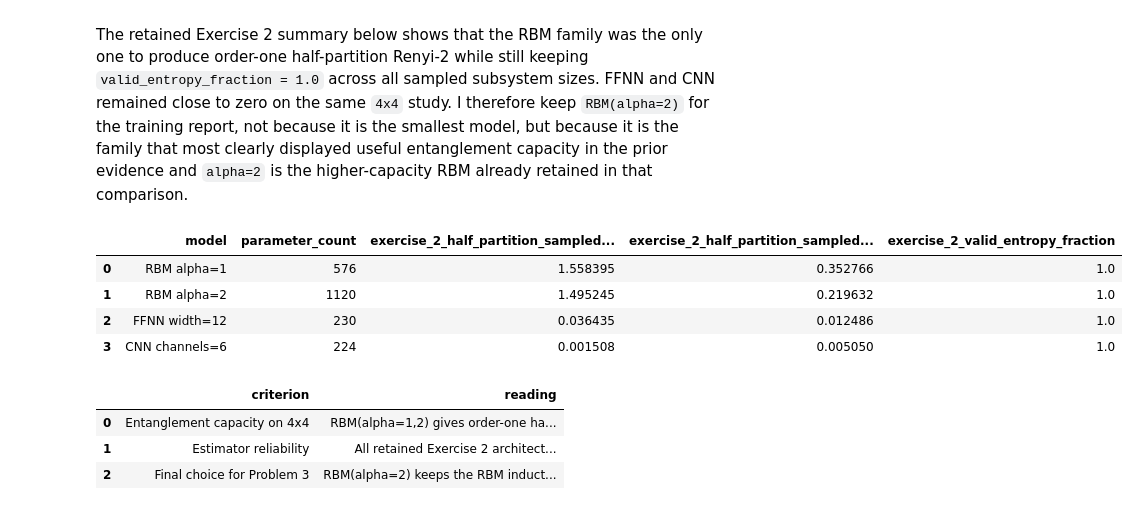
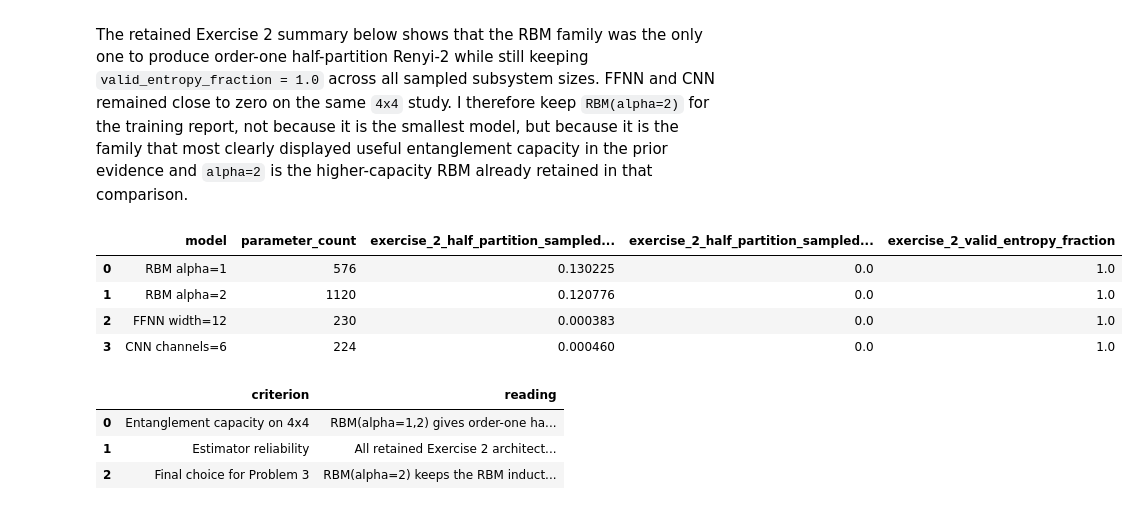
Before and after one commit to SBT2004/NQS, a Jupyter notebook: Balint/demos/exercise_3.ipynb, the cells around one changed output. Cells and saved outputs as stored; diff of their text form; code cells hidden in the pictures.

```diff
--- a/Balint/demos/exercise_3.ipynb
+++ b/Balint/demos/exercise_3.ipynb
@@ -128,37 +128,68 @@ Exercise 2 already compared RBM, FFNN, and CNN on the retained `4x4` random-stat
 
 The retained Exercise 2 summary below shows that the RBM family was the only one to produce order-one half-partition Renyi-2 while still keeping `valid_entropy_fraction = 1.0` across all sampled subsystem sizes. FFNN and CNN remained close to zero on the same `4x4` study. I therefore keep `RBM(alpha=2)` for the training report, not because it is the smallest model, but because it is the family that most clearly displayed useful entanglement capacity in the prior evidence and `alpha=2` is the higher-capacity RBM already retained in that comparison.
 # %%
-exercise_2_architecture_path = exercise_output_dir.parent / 'exercise_2' / 'exercise_2_architecture_summary.csv'
-exercise_3_architecture_evidence = pd.read_csv(exercise_2_architecture_path)
+exercise_3_architecture_reference = run_random_architecture_study(
+    architecture_configs={
+        'RBM alpha=1': {
+            'model_name': 'RBM',
+            'model_kwargs': {'alpha': 1},
+            'initialization': {'parameter_scale': 0.25, 'phase_scale': 0.0, 'label': 'real-amplitude scale=0.25'},
+        },
+        'RBM alpha=2': {
+            'model_name': 'RBM',
+            'model_kwargs': {'alpha': 2},
+            'initialization': {'parameter_scale': 0.25, 'phase_scale': 0.0, 'label': 'real-amplitude scale=0.25'},
+        },
+        'FFNN width=12': {
+            'model_name': 'FFNN',
+            'model_kwargs': {'hidden_dims': (12,)},
+            'initialization': {'parameter_scale': 0.25, 'phase_scale': 0.0, 'label': 'real-amplitude scale=0.25'},
+        },
+        'CNN channels=6': {
+            'model_name': 'CNN',
+            'model_kwargs': {'channels': (6,), 'kernel_size': (2, 2)},
+            'initialization': {'parameter_scale': 0.25, 'phase_scale': 0.0, 'label': 'real-amplitude scale=0.25'},
+        },
+    },
+    seeds=(0,),
+    lattice_shape=(4, 4),
+    pbc=False,
+    hamiltonian='tfim',
+    h=2.5,
+    n_samples=32,
+    n_discard_per_chain=2,
+    n_chains=4,
+    entropy_n_independent_runs=1,
+)
 model_order = ['RBM alpha=1', 'RBM alpha=2', 'FFNN width=12', 'CNN channels=6']
 exercise_3_architecture_evidence = (
-    exercise_3_architecture_evidence.loc[
-        exercise_3_architecture_evidence['model'].isin(model_order)
+    exercise_3_architecture_reference['summary_table'].loc[
+        exercise_3_architecture_reference['summary_table']['model'].isin(model_order)
     , [
         'model',
         'parameter_count',
         'half_partition_sampled_renyi2',
         'half_partition_sampled_std',
         'valid_entropy_fraction',
     ]]
     .assign(model=lambda df: pd.Categorical(df['model'], categories=model_order, ordered=True))
     .sort_values('model')
     .assign(model=lambda df: df['model'].astype(str))
     .rename(columns={
         'parameter_count': 'parameter_count',
         'half_partition_sampled_renyi2': 'exercise_2_half_partition_sampled_renyi2',
         'half_partition_sampled_std': 'exercise_2_half_partition_sampled_std',
         'valid_entropy_fraction': 'exercise_2_valid_entropy_fraction',
     })
     .reset_index(drop=True)
 )
 exercise_3_architecture_evidence
 # %% [output]
 |  | model | parameter_count | exercise_2_half_partition_sampled... | exercise_2_half_partition_sampled... | exercise_2_valid_entropy_fraction |
-| 0 | RBM alpha=1 | 576 | 1.558395 | 0.352766 | 1.0 |
-| 1 | RBM alpha=2 | 1120 | 1.495245 | 0.219632 | 1.0 |
-| 2 | FFNN width=12 | 230 | 0.036435 | 0.012486 | 1.0 |
-| 3 | CNN channels=6 | 224 | 0.001508 | 0.005050 | 1.0 |
+| 0 | RBM alpha=1 | 576 | 0.130225 | 0.0 | 1.0 |
+| 1 | RBM alpha=2 | 1120 | 0.120776 | 0.0 | 1.0 |
+| 2 | FFNN width=12 | 230 | 0.000383 | 0.0 | 1.0 |
+| 3 | CNN channels=6 | 224 | 0.000460 | 0.0 | 1.0 |
 # %%
 exercise_3_architecture_decision = pd.DataFrame([
     {
```
Also changed, not shown: parts of 1 cell of this notebook, 4 other files.
